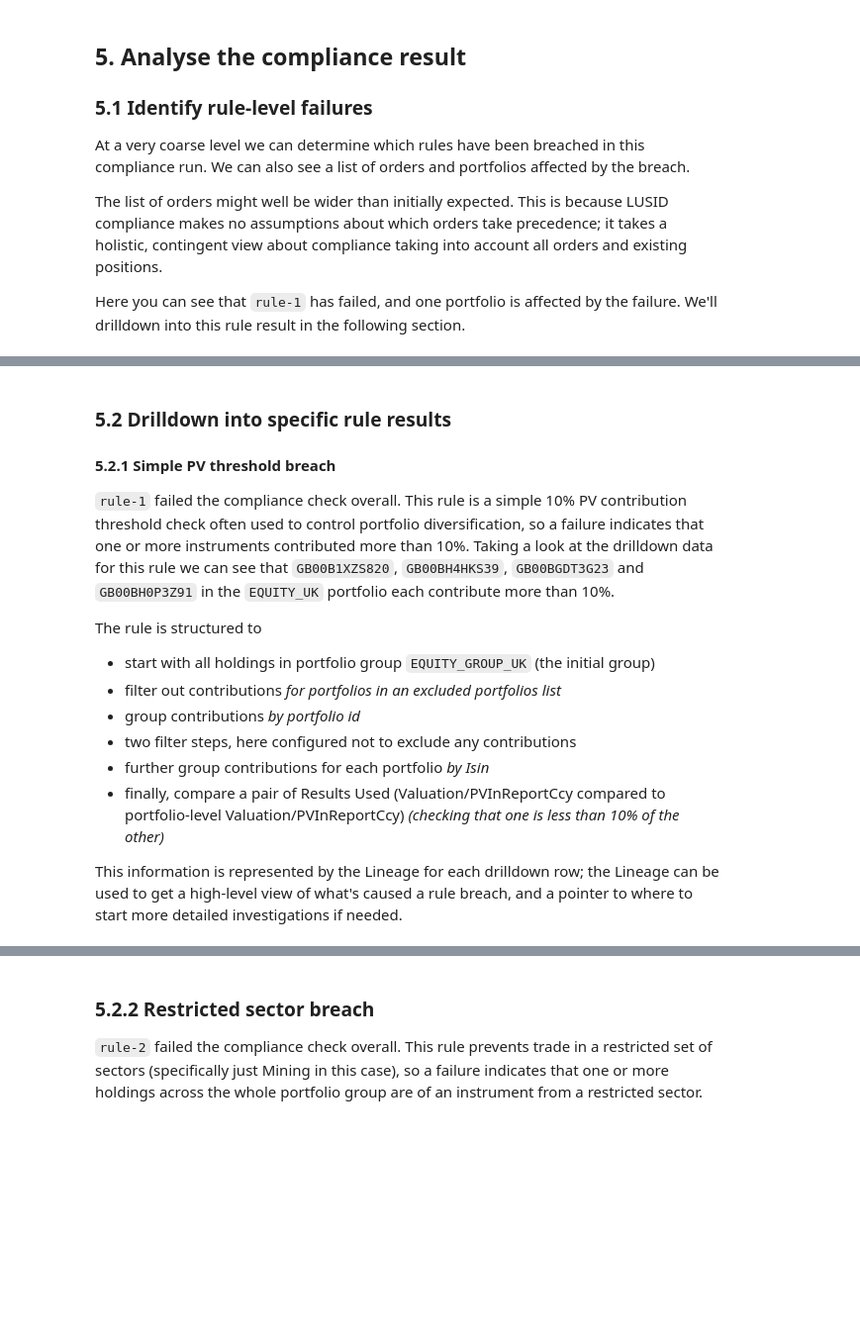
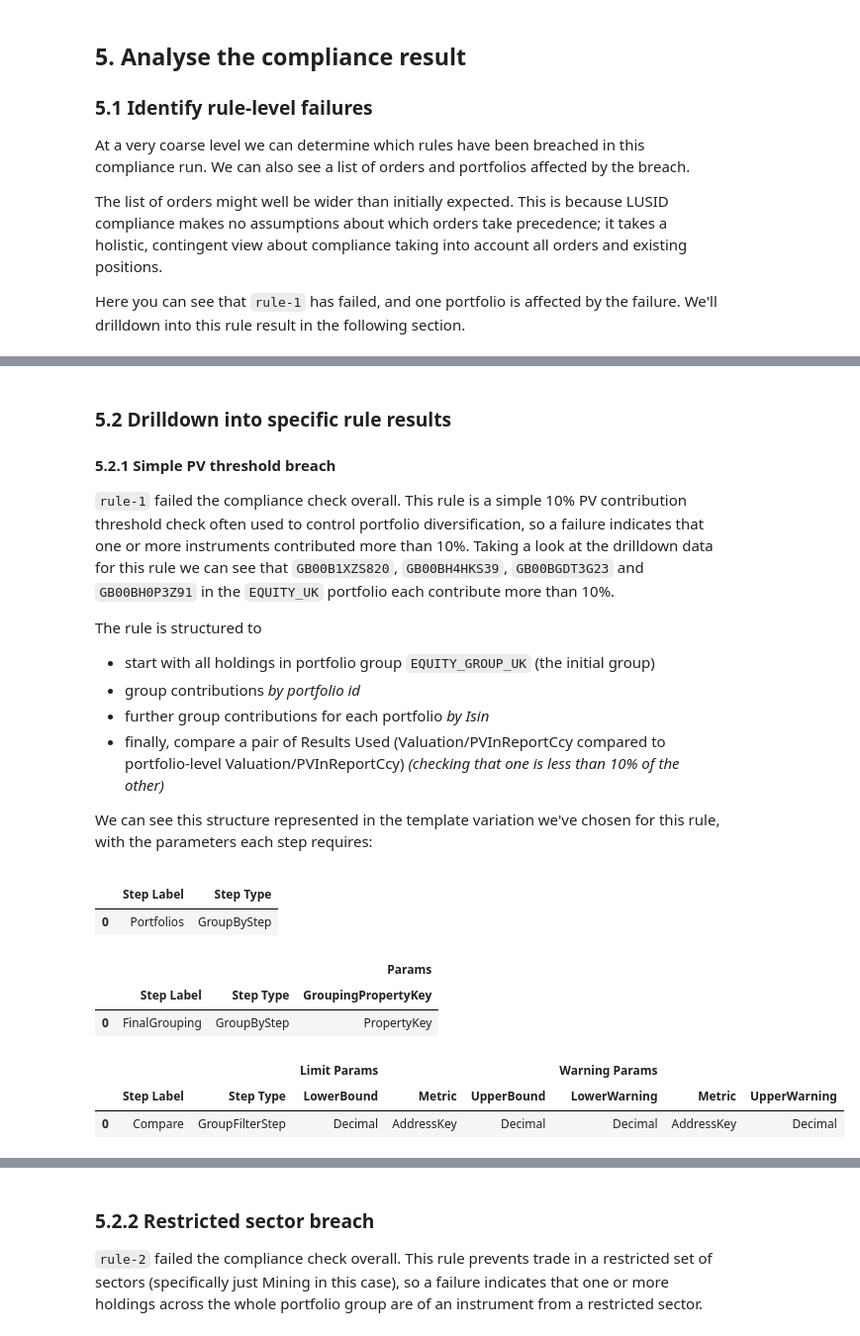
Before and after one commit to timbarrass-finbourne/sample-notebooks, a Jupyter notebook: examples/use-cases/compliance/Configuring and Running Pre-Trade.ipynb, the cells around one changed output, grey strips where cells are left out. Shown at 99% size. Drawn from its saved outputs; the diff is of its cells as text; code cells hidden in the pictures; blank space fills up the shorter version.

Commit message:
DEV-14344: enumerate steps for PercentCheck example, add security count example

```diff
--- a/examples/use-cases/compliance/Configuring and Running Pre-Trade.ipynb
+++ b/examples/use-cases/compliance/Configuring and Running Pre-Trade.ipynb
@@ -482,10 +501,24 @@ Rule-level results for run simpleCompliance/effc5528-e3bd-4a19-8436-9925157516ed
 
 The rule is structured to
 - start with all holdings in portfolio group `EQUITY_GROUP_UK` (the initial group)
-- filter out contributions *for portfolios in an excluded portfolios list*
 - group contributions *by portfolio id*
-- two filter steps, here configured not to exclude any contributions
 - further group contributions for each portfolio *by Isin*
 - finally, compare a pair of Results Used (Valuation/PVInReportCcy compared to portfolio-level Valuation/PVInReportCcy) *(checking that one is less than 10% of the other)*
 
-This information is represented by the Lineage for each drilldown row; the Lineage can be used to get a high-level view of what's caused a rule breach, and a pointer to where to start more detailed investigations if needed.
+We can see this structure represented in the template variation we've chosen for this rule, with the parameters each step requires:
+# %%
+percent_check = compliance_api.get_compliance_template(scope="system", code="PercentCheck")
+steps = [v for v in percent_check.variations if v.label == 'simple'][0].steps
+
+for s in steps:
+    hf.variation_steps_to_dataframe(s)
+# %% [output]
+|  |  |  |
+|  | Step Label | Step Type |
+| 0 | Portfolios | GroupByStep |
+|  |  |  | Params |
+|  | Step Label | Step Type | GroupingPropertyKey |
+| 0 | FinalGrouping | GroupByStep | PropertyKey |
+|  |  |  | Limit Params |  |  | Warning Params |  |  |
+|  | Step Label | Step Type | LowerBound | Metric | UpperBound | LowerWarning | Metric | UpperWarning |
+| 0 | Compare | GroupFilterStep | Decimal | AddressKey | Decimal | Decimal | AddressKey | Decimal |
```
Also changed, not shown: parts of 12 cells of this notebook, 1 other file.
